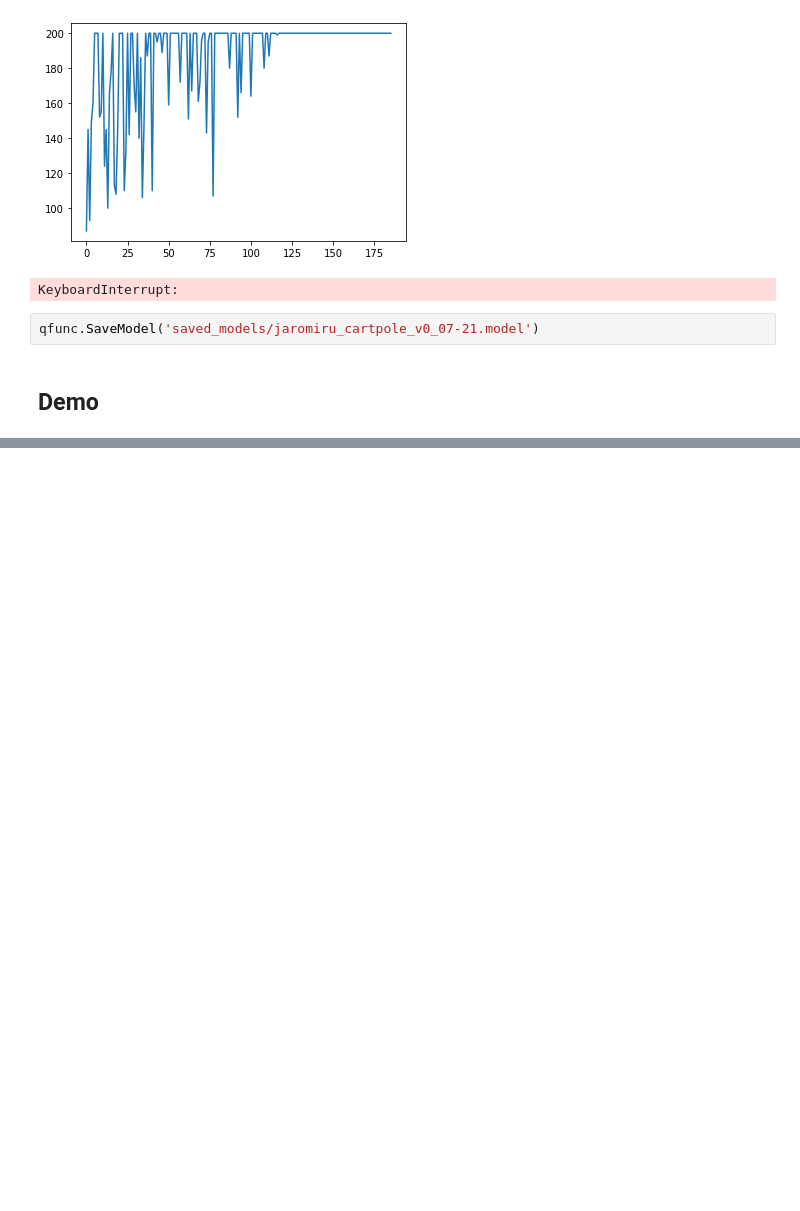
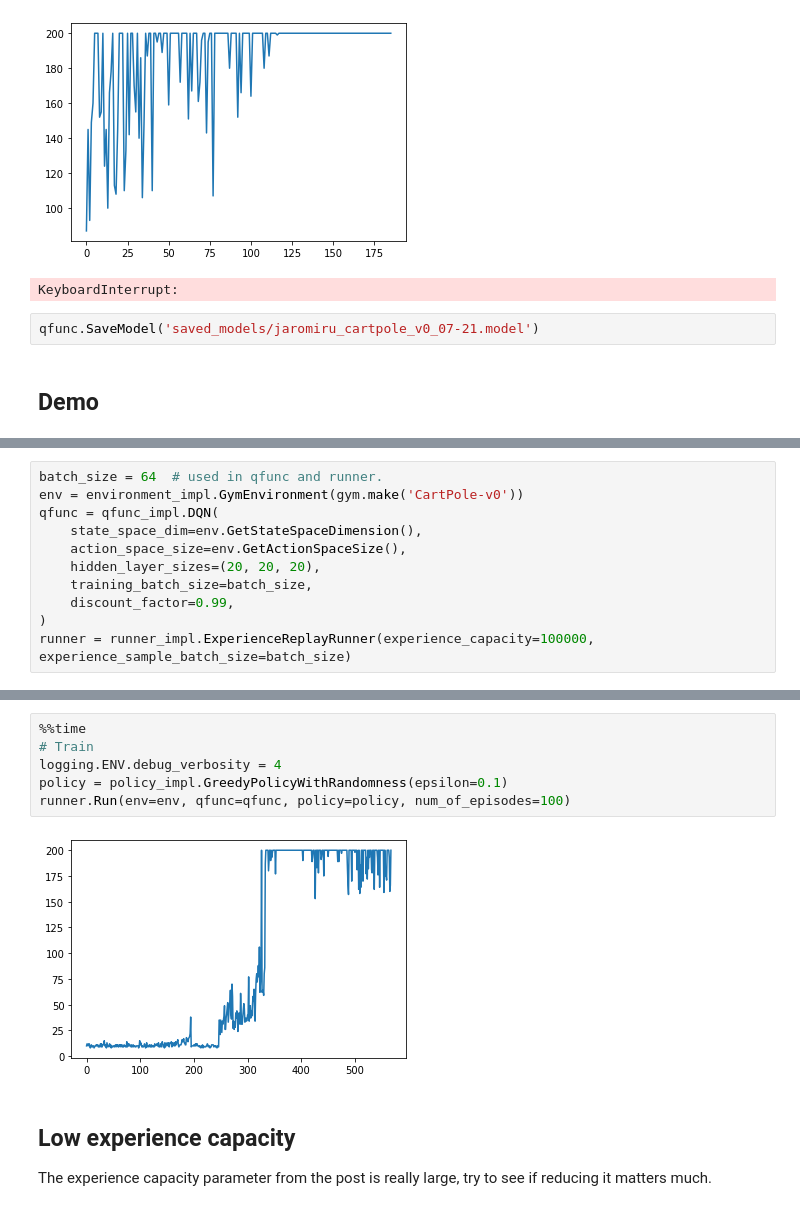
Before and after one commit to ChihChiu29/deep_learning, a Jupyter notebook: notebooks/new_learning/cartpole_v0.ipynb, the cells around one changed output, grey strips where cells are left out. Drawn from its saved outputs; the diff is of its cells as text; blank space fills up the shorter version.

```diff
--- a/notebooks/new_learning/cartpole_v1.ipynb
+++ b/notebooks/new_learning/cartpole_v0.ipynb
@@ -87,0 +122,11 @@ Wall time: 21.9 s
+# %%
+batch_size = 64  # used in qfunc and runner.
+env = environment_impl.GymEnvironment(gym.make('CartPole-v0'))
+qfunc = qfunc_impl.DQN(
+    state_space_dim=env.GetStateSpaceDimension(),
+    action_space_size=env.GetActionSpaceSize(),
+    hidden_layer_sizes=(20, 20, 20),
+    training_batch_size=batch_size,
+    discount_factor=0.99,
+)
+runner = runner_impl.ExperienceReplayRunner(experience_capacity=100000, experience_sample_batch_size=batch_size)
@@ -87,0 +147,11 @@ Wall time: 21.9 s
+# %%
+%%time
+# Train
+logging.ENV.debug_verbosity = 4
+policy = policy_impl.GreedyPolicyWithRandomness(epsilon=0.1)
+runner.Run(env=env, qfunc=qfunc, policy=policy, num_of_episodes=100)
+# %% [output]
+[figure, added]
+# %% [markdown]
+## Low experience capacity
+The experience capacity parameter from the post is really large, try to see if reducing it matters much.
```
Also changed, not shown: parts of 7 cells of this notebook, 3 other files.
